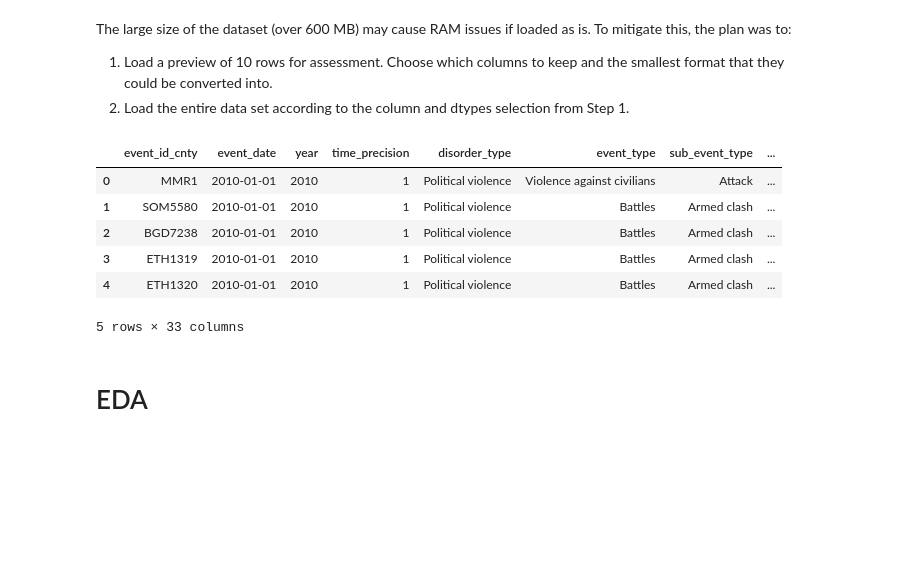
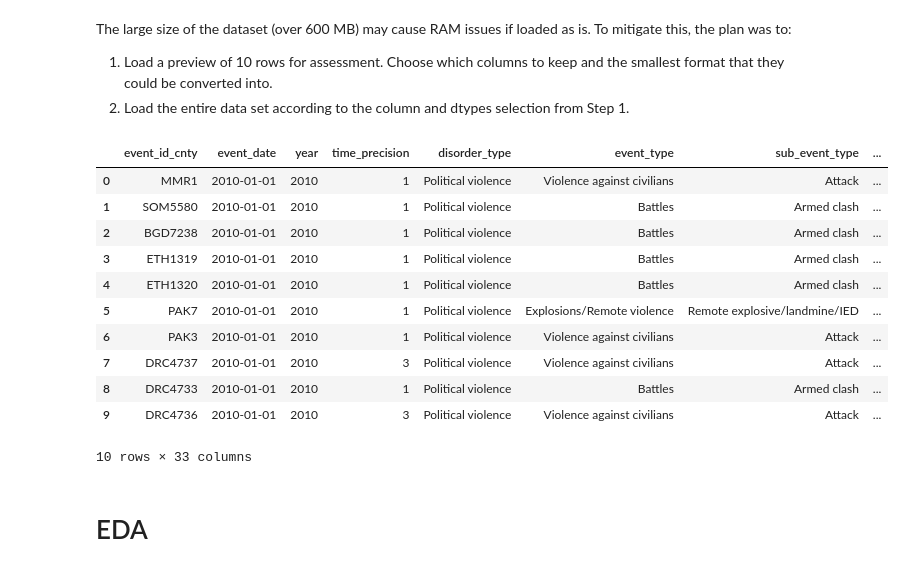
Before and after one commit to CoMa95/Armed-Conflict-Analytics, a Jupyter notebook: notebooks/01_eda.ipynb, the cells around one changed output. Cells and saved outputs as stored; diff of their text form; code cells hidden in the pictures; blank space fills up the shorter version.

```diff
--- a/notebooks/01_eda.ipynb
+++ b/notebooks/01_eda.ipynb
@@ -36,15 +36,20 @@ The large size of the dataset (over 600 MB) may cause RAM issues if loaded as is
 # %%
 # load a preview of the dataset to mitigate potential memory issues
 df_preview = pd.read_csv(Path.cwd().parent / 'data/raw/original_acled.csv', nrows=10)
-df_preview.head()
+df_preview.head(10)
 # %% [output]
 |  | event_id_cnty | event_date | year | time_precision | disorder_type | event_type | sub_event_type | ... |
 | 0 | MMR1 | 2010-01-01 | 2010 | 1 | Political violence | Violence against civilians | Attack | ... |
 | 1 | SOM5580 | 2010-01-01 | 2010 | 1 | Political violence | Battles | Armed clash | ... |
 | 2 | BGD7238 | 2010-01-01 | 2010 | 1 | Political violence | Battles | Armed clash | ... |
 | 3 | ETH1319 | 2010-01-01 | 2010 | 1 | Political violence | Battles | Armed clash | ... |
 | 4 | ETH1320 | 2010-01-01 | 2010 | 1 | Political violence | Battles | Armed clash | ... |
+| 5 | PAK7 | 2010-01-01 | 2010 | 1 | Political violence | Explosions/Remote violence | Remote explosive/landmine/IED | ... |
+| 6 | PAK3 | 2010-01-01 | 2010 | 1 | Political violence | Violence against civilians | Attack | ... |
+| 7 | DRC4737 | 2010-01-01 | 2010 | 3 | Political violence | Violence against civilians | Attack | ... |
+| 8 | DRC4733 | 2010-01-01 | 2010 | 1 | Political violence | Battles | Armed clash | ... |
+| 9 | DRC4736 | 2010-01-01 | 2010 | 3 | Political violence | Violence against civilians | Attack | ... |
-5 rows × 33 columns
+10 rows × 33 columns
 # %%
 # specify columns to keep
 to_keep = ['event_id_cnty', 'event_date', 'disorder_type', 'event_type', 'sub_event_type', 'actor1',
```
Also changed, not shown: parts of 26 cells of this notebook.
